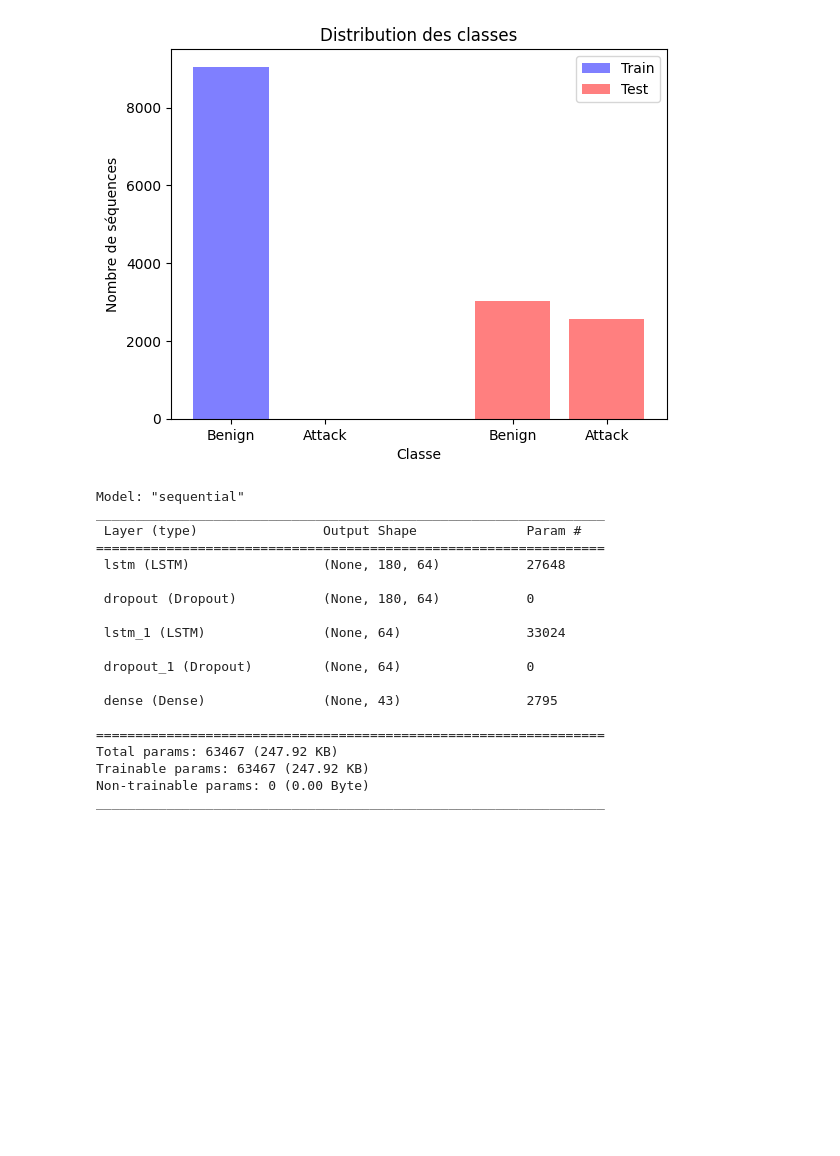
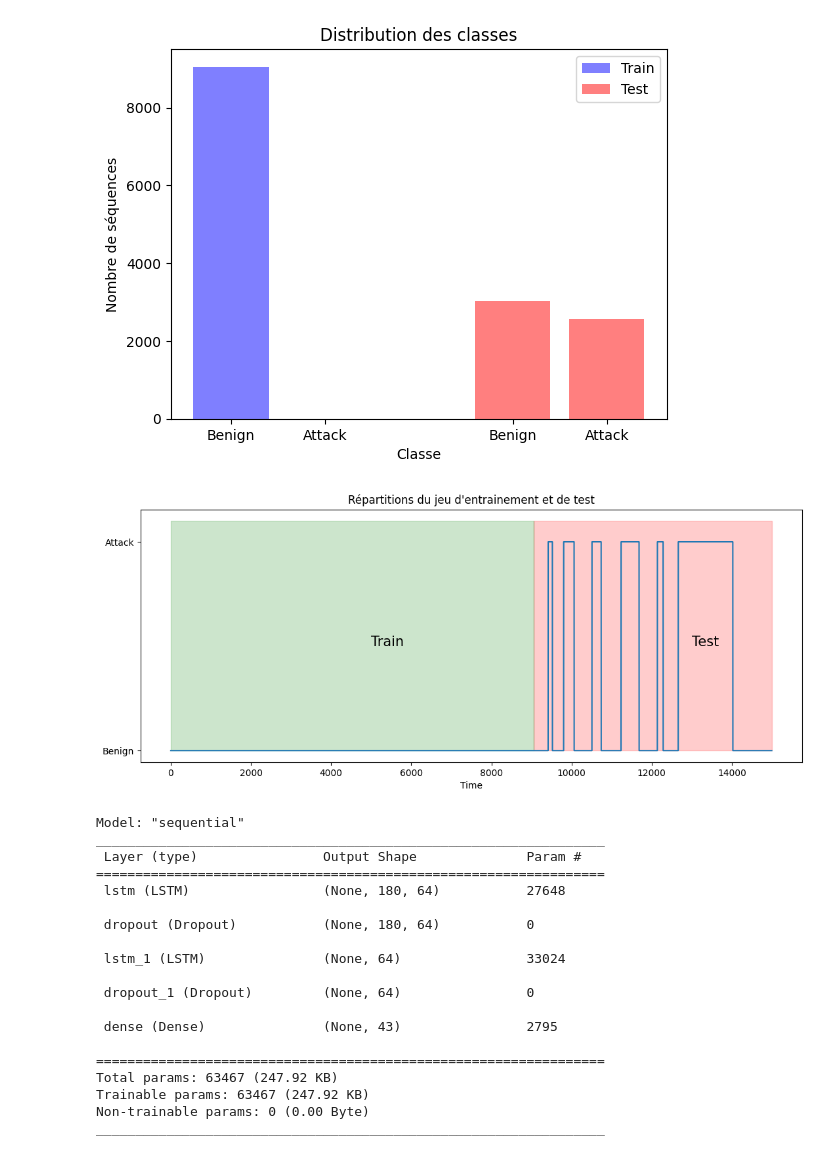
Before and after one commit to Bast-94/CYBERML-Project, a Jupyter notebook: cyber-ml.ipynb, the cells around one changed output. Cells and saved outputs as stored; diff of their text form; code cells hidden in the pictures; blank space fills up the shorter version.

```diff
--- a/cyber-ml.ipynb
+++ b/cyber-ml.ipynb
@@ -248,6 +248,21 @@ plt.legend()
 plt.savefig('./figures/Distribution.png', dpi=300)
 # %% [output]
 [figure]
+# %%
+# plot labels
+plt.figure(figsize=(13, 5))
+plt.plot(labels)
+plt.xlabel('Time')
+plt.yticks([0, 1], ['Benign', 'Attack'])
+plt.fill_between([n_train, len(labels)], 0, 1.1, color='red', alpha=0.2)
+plt.fill_between([0, n_train-1], 0, 1.1, color='green', alpha=0.2)
+plt.text(5000, 0.5, 'Train', fontsize=15)
+plt.text(13000, 0.5, 'Test', fontsize=15)
+plt.title("Répartitions du jeu d'entrainement et de test")
+
+plt.savefig("./figures/Répartitions du jeu d'entrainement et de test.png")
+# %% [output]
+[figure, added]
 # %%
 from tensorflow.keras.layers import LSTM, RepeatVector, Dropout, Dense
 
```
Also changed, not shown: parts of 4 cells of this notebook, 1 other file.
